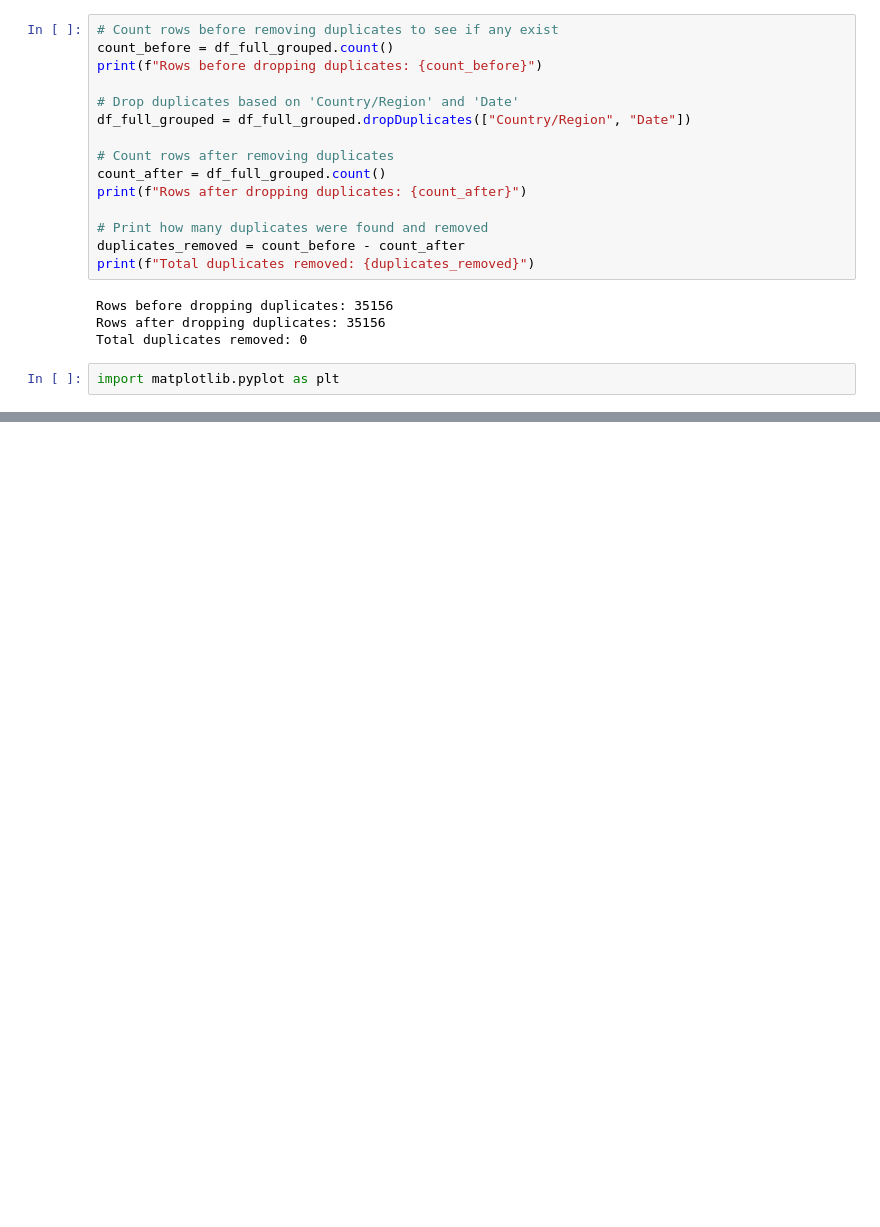
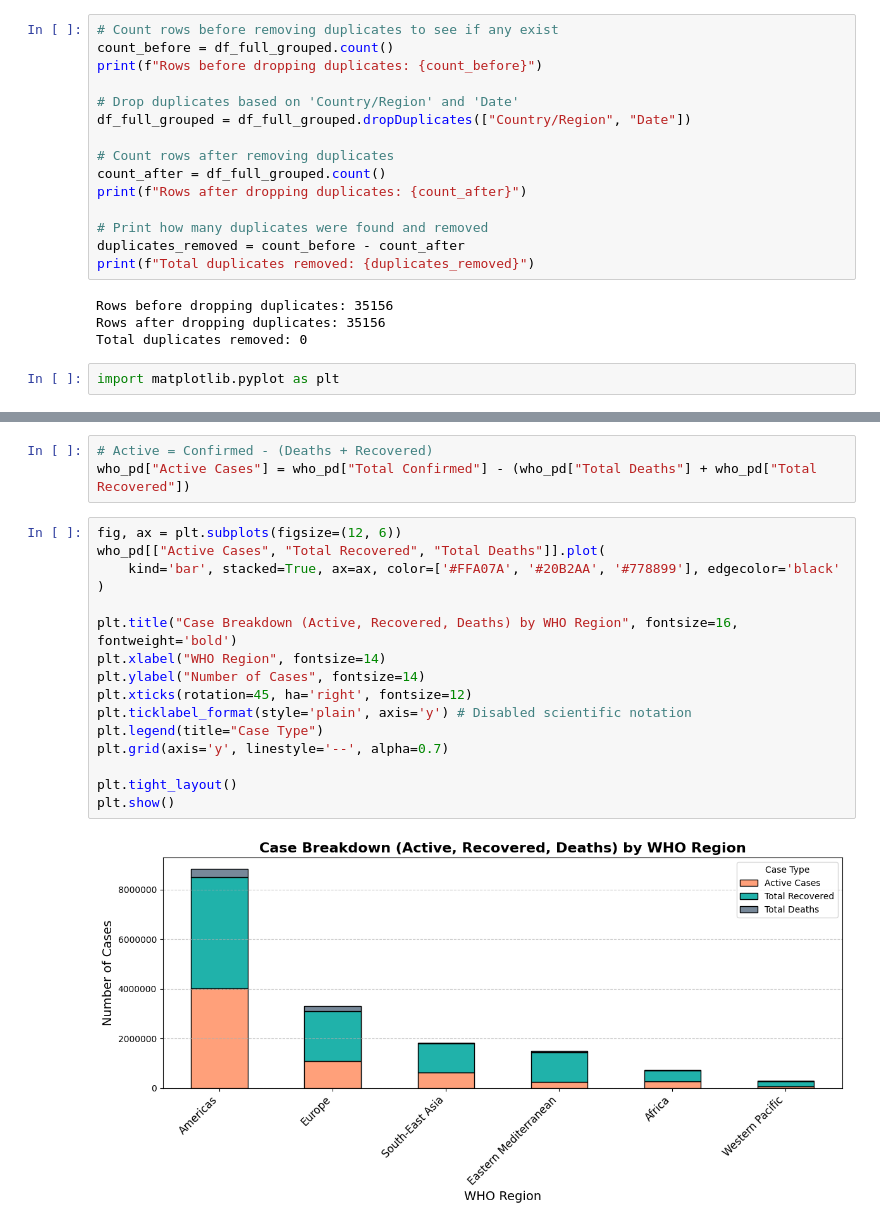
Before and after one commit to amitkr069/DataAnalysisCovid19, a Jupyter notebook: covid_analysis.ipynb, the cells around one changed output, grey strips where cells are left out. Saved outputs shown, nothing was run; the diff lists cells and outputs as text; blank space fills up the shorter version.

```diff
--- a/covid_analysis.ipynb
+++ b/covid_analysis.ipynb
@@ -343,0 +485,21 @@ import matplotlib.pyplot as plt
+# %%
+# Active = Confirmed - (Deaths + Recovered)
+who_pd["Active Cases"] = who_pd["Total Confirmed"] - (who_pd["Total Deaths"] + who_pd["Total Recovered"])
+# %%
+fig, ax = plt.subplots(figsize=(12, 6))
+who_pd[["Active Cases", "Total Recovered", "Total Deaths"]].plot(
+    kind='bar', stacked=True, ax=ax, color=['#FFA07A', '#20B2AA', '#778899'], edgecolor='black'
+)
+
+plt.title("Case Breakdown (Active, Recovered, Deaths) by WHO Region", fontsize=16, fontweight='bold')
+plt.xlabel("WHO Region", fontsize=14)
+plt.ylabel("Number of Cases", fontsize=14)
+plt.xticks(rotation=45, ha='right', fontsize=12)
+plt.ticklabel_format(style='plain', axis='y') # Disabled scientific notation
+plt.legend(title="Case Type")
+plt.grid(axis='y', linestyle='--', alpha=0.7)
+
+plt.tight_layout()
+plt.show()
+# %% [output]
+[figure, added]
```
Also changed, not shown: parts of 19 cells of this notebook.
